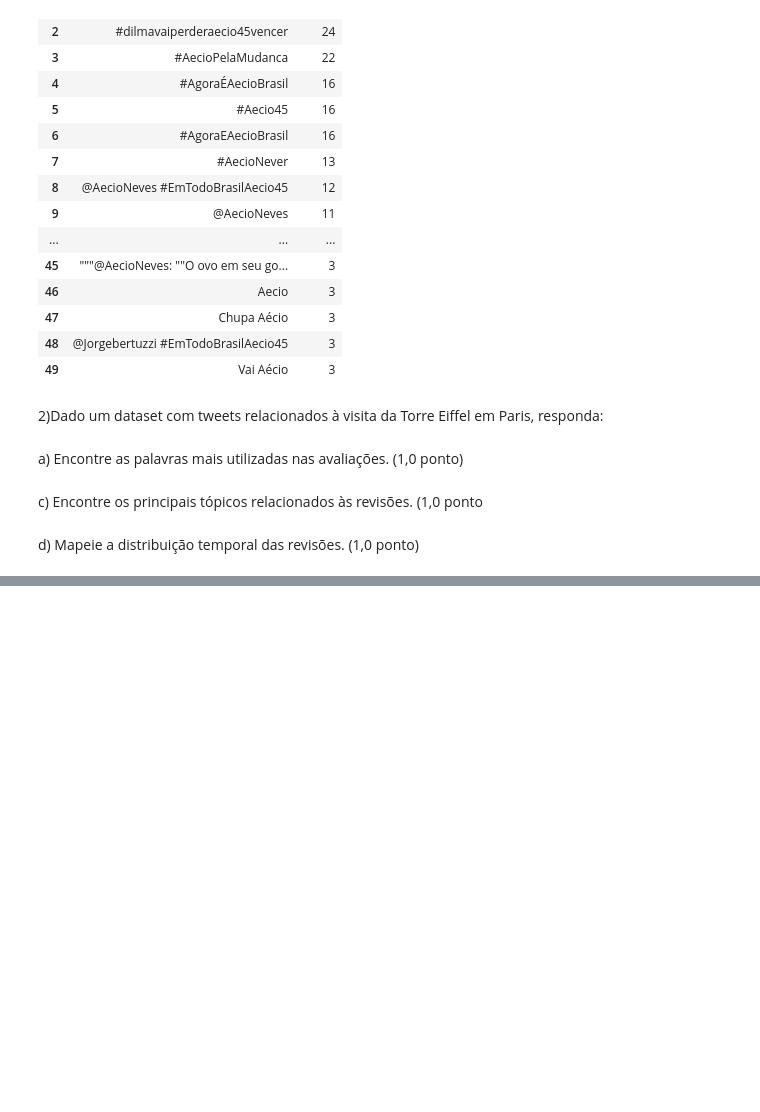
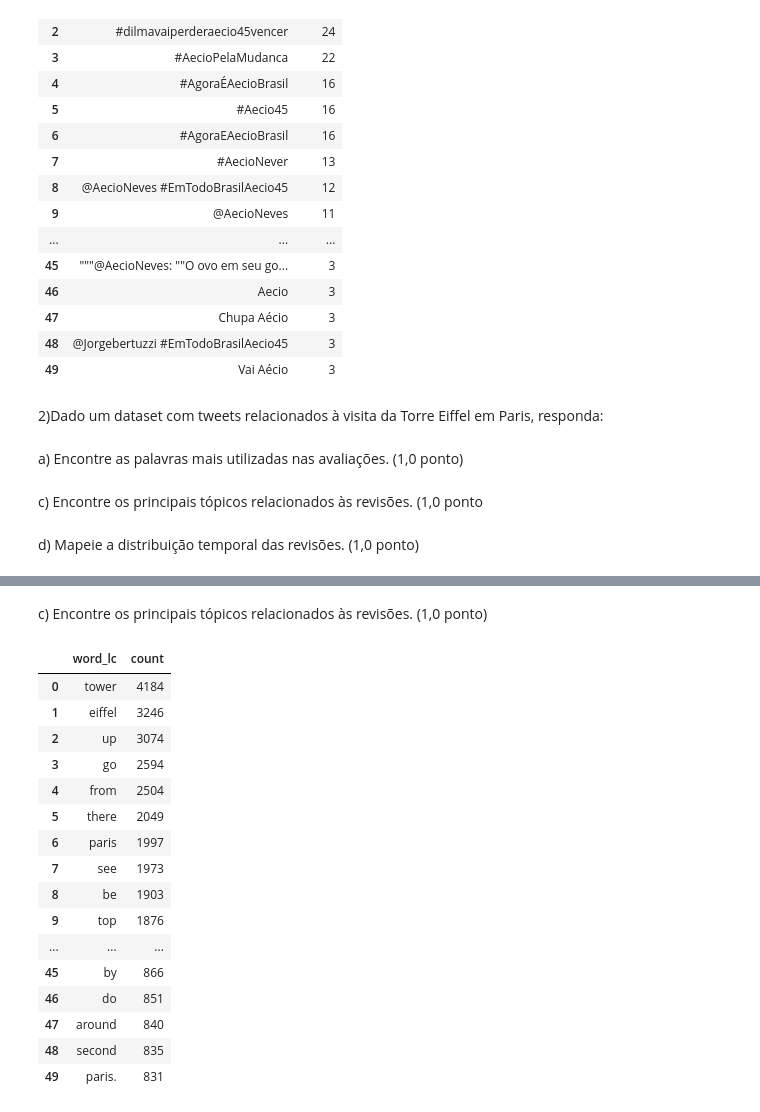
Before and after one commit to VicMisael/MapReduceNuvem2022, a Jupyter notebook: MapReduce.ipynb, the cells around one changed output, grey strips where cells are left out. Drawn from its saved outputs; the diff is of its cells as text; code cells hidden in the pictures; blank space fills up the shorter version.

```diff
--- a/MapReduce.ipynb
+++ b/MapReduce.ipynb
@@ -415,0 +392,29 @@ d) Mapeie a distribuição temporal das revisões. (1,0 ponto)
+# %% [markdown]
+c) Encontre os principais tópicos relacionados às revisões. (1,0 ponto)
+# %%
+connectives=[" ","this","a","if","the","as","is","we","it","he","she","to","and","you","but","on","of","in","was","i","for","at","not","so","are"]
+
+word_count_eiffel=df_eiffel_tower_timestamp.withColumn("words",split('text', ' '))\
+.withColumn('word', explode('words')).select("word").withColumn("word_lc",lower(col("word"))).select("word","word_lc")\
+.filter(~(col("word_lc")).isin(connectives))\
+.groupBy("word_lc").count().orderBy("count",ascending=False).select("word_lc","count")
+
+word_count_eiffel.limit(50).toPandas()
+# %% [output]
+|  | word_lc | count |
+| 0 | tower | 4184 |
+| 1 | eiffel | 3246 |
+| 2 | up | 3074 |
+| 3 | go | 2594 |
+| 4 | from | 2504 |
+| 5 | there | 2049 |
+| 6 | paris | 1997 |
+| 7 | see | 1973 |
+| 8 | be | 1903 |
+| 9 | top | 1876 |
+| ... | ... | ... |
+| 45 | by | 866 |
+| 46 | do | 851 |
+| 47 | around | 840 |
+| 48 | second | 835 |
+| 49 | paris. | 831 |
```
Also changed, not shown: parts of 19 cells of this notebook.
